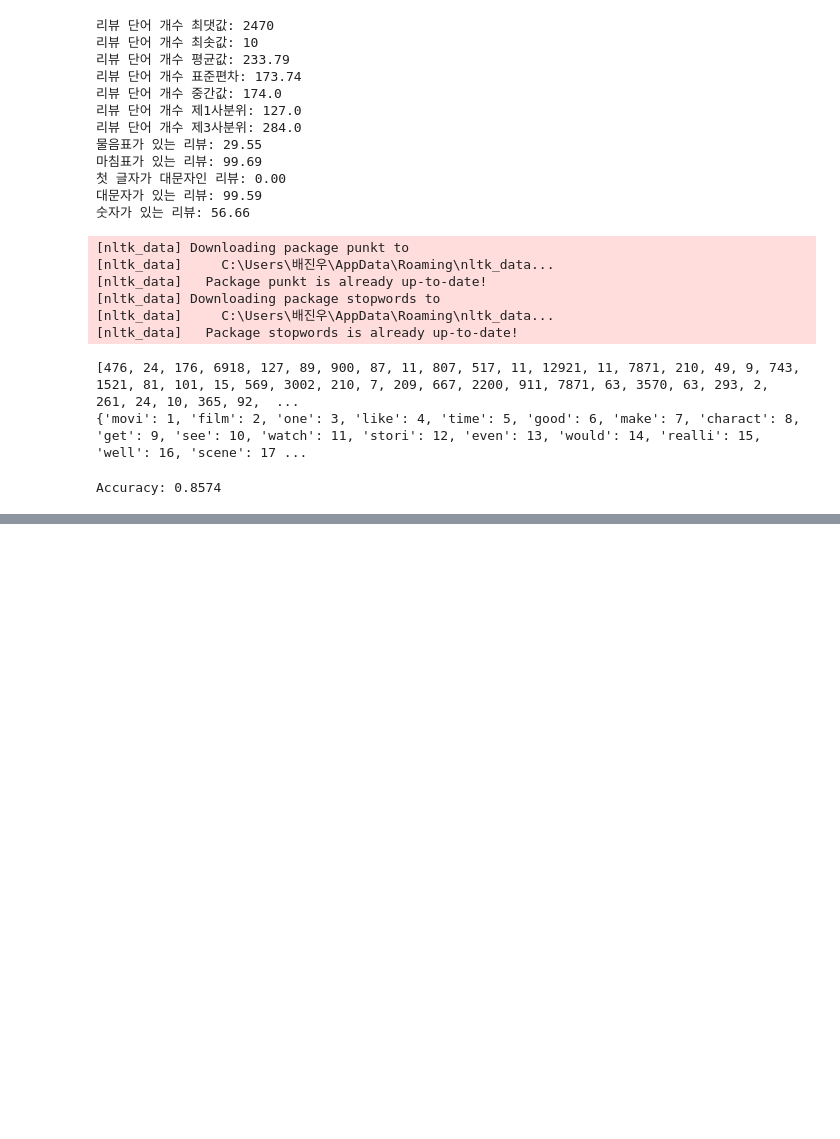
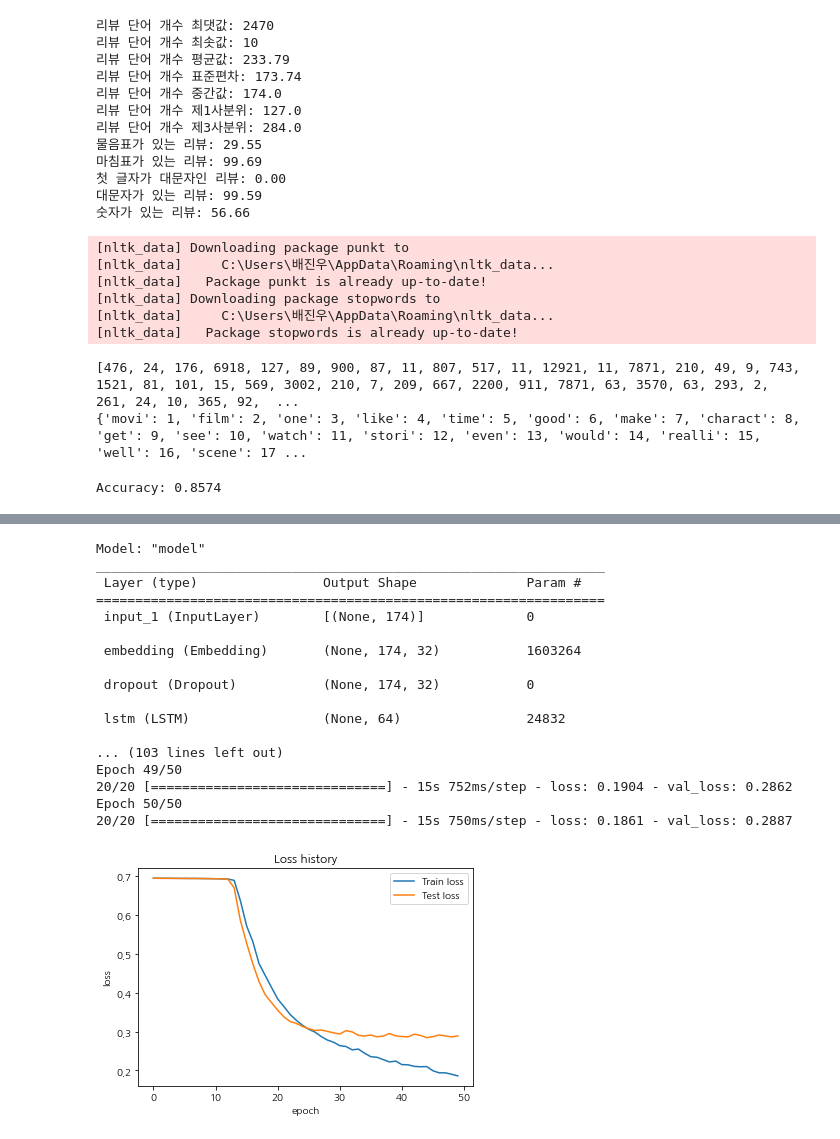
Before and after one commit to bigboom1253/python_note, a Jupyter notebook: 딥러닝/자연어처리 영화리뷰 분석- popcorn.ipynb, the cells around one changed output, grey strips where cells are left out. Saved outputs shown, nothing was run; the diff lists cells and outputs as text; code cells hidden in the pictures; blank space fills up the shorter version.

```diff
--- a/딥러닝/자연어처리 영화리뷰 분석- popcorn.ipynb
+++ b/딥러닝/자연어처리 영화리뷰 분석- popcorn.ipynb
@@ -219,0 +312,80 @@ Accuracy: 0.8574
+# %%
+from tensorflow.keras.preprocessing.sequence import pad_sequences
+from tensorflow.keras.preprocessing.text import Tokenizer
+from tensorflow.keras.layers import Input, Embedding, LSTM, Dense, Dropout
+from tensorflow.keras.models import Model
+from tensorflow.keras.optimizers import Adam
+from tensorflow.keras import regularizers
+from sklearn.model_selection import train_test_split
+import matplotlib.pyplot as plt
+from scipy import stats
+import numpy as np
+import pickle
+
+DATA_PATH = 'C:\\Users\\배진우\\Documents\\multiCampus_TA\\python_data\\'
+
+# 학습 데이터를 읽어온다.
+with open(DATA_PATH + 'popcorn.pkl', 'rb') as f:
+    _, x_feat, y_target, word2idx = pickle.load(f)
+
+y_target = np.array(y_target).reshape(-1,1)
+
+# 각 리뷰의 길이를 max_seq_len로 맞춘다. 길면 자르고, 짧으면 padding을 추가한다.
+MAX_SEQ_LEN = 174
+x_data_pad = pad_sequences(x_feat, maxlen=MAX_SEQ_LEN, padding='post', truncating='post')
+
+# 학습 데이터와 시험 데이터로 분리한다.
+x_train, x_test, y_train, y_test = train_test_split(x_data_pad, y_target, test_size=0.2)
+x_train.shape, x_test.shape, y_train.shape, y_test.shape
+
+# Embedding & LSTM 모델을 생성한다.
+vocab_size = len(word2idx)
+EMBEDDING_DIM = 32
+HIDDEN_DIM = 64
+
+x_input = Input(batch_shape=(None, x_train.shape[1]))
+e_layer = Embedding(input_dim=vocab_size, output_dim=EMBEDDING_DIM)(x_input)
+e_layer = Dropout(rate=0.5)(e_layer)
+r_layer = LSTM(HIDDEN_DIM, dropout=0.5)(e_layer)
+y_output = Dense(1, activation='sigmoid')(r_layer)
+
+model = Model(x_input, y_output)
+model.compile(loss='binary_crossentropy', optimizer=Adam(learning_rate=0.0001))
+model.summary()
+
+# 학습
+hist = model.fit(x_train, y_train, validation_data = (x_test, y_test), batch_size = 1024, epochs = 50)
+
+# Loss history를 그린다
+plt.plot(hist.history['loss'], label='Train loss')
+plt.plot(hist.history['val_loss'], label = 'Test loss')
+plt.legend()
+plt.title("Loss history")
+plt.xlabel("epoch")
+plt.ylabel("loss")
+plt.show()
+
+# 시험 데이터로 학습 성능을 평가한다
+pred = model.predict(x_test)
+y_pred = np.where(pred > 0.5, 1, 0)
+accuracy = (y_pred == y_test).mean()
+print("\nAccuracy = %.2f %s" % (accuracy * 100, '%'))
+# %% [output]
+Model: "model"
+_________________________________________________________________
+ Layer (type)                Output Shape              Param #
+=================================================================
+ input_1 (InputLayer)        [(None, 174)]             0
+
+ embedding (Embedding)       (None, 174, 32)           1603264
+
+ dropout (Dropout)           (None, 174, 32)           0
+
+ lstm (LSTM)                 (None, 64)                24832
+
+... (103 lines left out)
+Epoch 49/50
+20/20 [==============================] - 15s 752ms/step - loss: 0.1904 - val_loss: 0.2862
+Epoch 50/50
+20/20 [==============================] - 15s 750ms/step - loss: 0.1861 - val_loss: 0.2887
+[figure, added]
```
Also changed, not shown: parts of 5 cells of this notebook, 1 other file.
